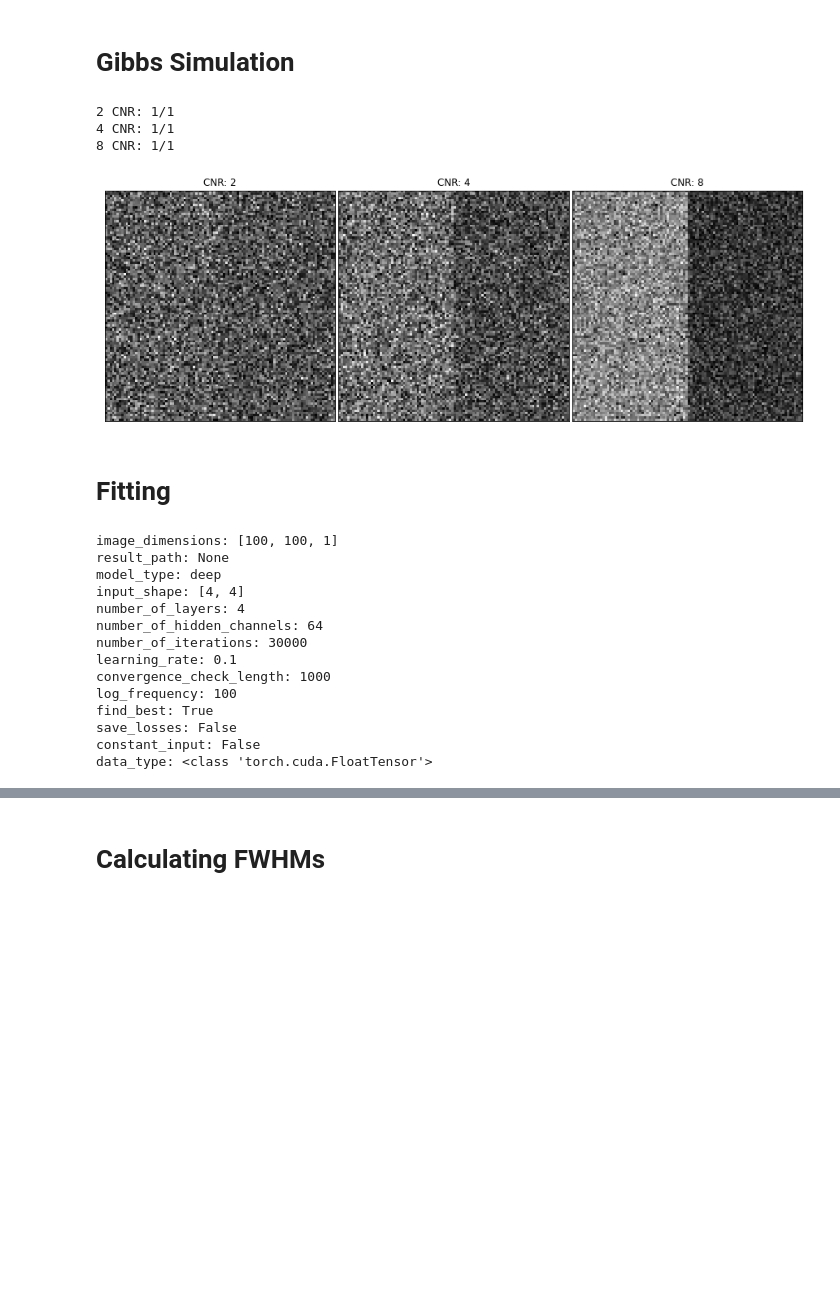
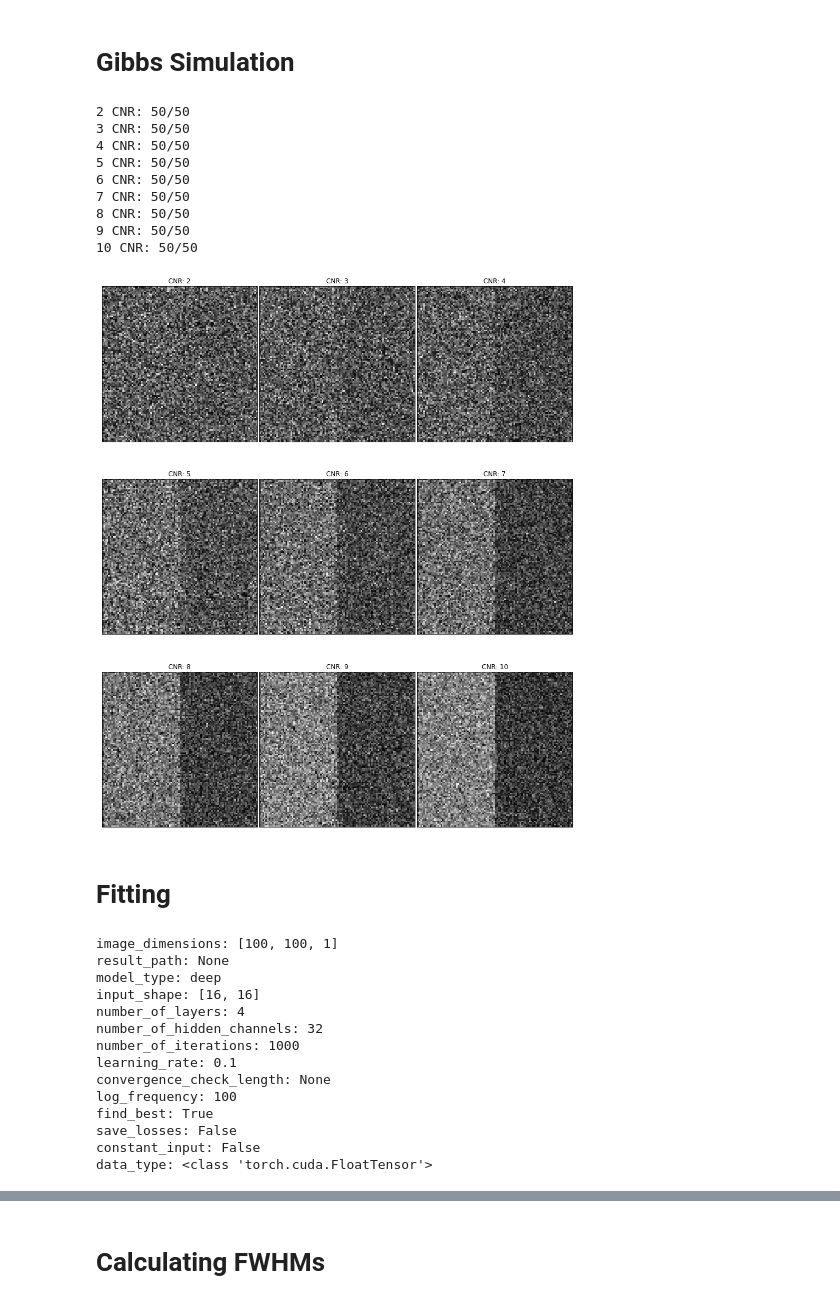
Before and after one commit to jkbg/DiffusionMRI, a Jupyter notebook: full_width_half_maximum.ipynb, the cells around one changed output, grey strips where cells are left out. Drawn from its saved outputs; the diff is of its cells as text; code cells hidden in the pictures; blank space fills up the shorter version.

```diff
--- a/full_width_half_maximum.ipynb
+++ b/full_width_half_maximum.ipynb
@@ -41,14 +86,14 @@ plot = plot_image_grid([vertical_image], ['Vertical Contrast'], ncols=1)
 # %% [markdown]
 # Gibbs Simulation
 # %%
-cnr_range = [2, 4, 8]
-number_of_runs_per_cnr = 1
+cnr_range = [2, 3, 4, 5, 6, 7, 8, 9, 10]
+number_of_runs_per_cnr = 50
 # %%
 vertical_noisy_images = []
 vertical_target_images = []
 
 for cnr in cnr_range:
-    sigma = 1/cnr/np.sqrt(2)
+    sigma = 1/cnr
     simulation = Simulation(cropped_size=(100, 100), pf_factor=8, noise_sigma=sigma)
     for index in range(number_of_runs_per_cnr):
         vertical_noisy_image, vertical_target_image = simulation(vertical_image)
@@ -57,27 +102,32 @@ for cnr in cnr_range:
         print(f'{cnr} CNR: {index+1}/{number_of_runs_per_cnr}', end='\r')
     print('')
 # %% [output]
-2 CNR: 1/1
-4 CNR: 1/1
-8 CNR: 1/1
+2 CNR: 50/50
+3 CNR: 50/50
+4 CNR: 50/50
+5 CNR: 50/50
+6 CNR: 50/50
+7 CNR: 50/50
+8 CNR: 50/50
+9 CNR: 50/50
+10 CNR: 50/50
 # %%
-titles = ['CNR: ' + str(x) for x in cnr_range for _ in range(number_of_runs_per_cnr)]
-plot = plot_image_grid(vertical_noisy_images, titles, ncols=3)
+titles = ['CNR: ' + str(x) for x in cnr_range for _ in range(number_of_runs_per_cnr)][::number_of_runs_per_cnr]
+plot = plot_image_grid(vertical_noisy_images[::number_of_runs_per_cnr], titles, ncols=3)
 # %% [output]
-[figure, old version]
+[figure, new version]
 # %% [markdown]
 # Fitting
 # %%
 number_of_runs = 10
-
-
 fit_model_configuration = get_fit_model_configuration()
 fit_model_configuration.model_type = 'deep'
-fit_model_configuration.input_shape = [4, 4]
-fit_model_configuration.number_of_hidden_channels = 64
+fit_model_configuration.input_shape = [16, 16]
+fit_model_configuration.number_of_hidden_channels = 32
 fit_model_configuration.number_of_layers = 4
 fit_model_configuration.log_frequency = 100
-fit_model_configuration.convergence_check_length = 1000
+fit_model_configuration.convergence_check_length = None
+fit_model_configuration.number_of_iterations = 1000
 fit_model_configuration.image_dimensions = [100,100,1]
 fit_model_configuration.save_losses = False
 fit_model_configuration.result_path = None
@@ -86,12 +136,12 @@ print(fit_model_configuration)
 image_dimensions: [100, 100, 1]
 result_path: None
 model_type: deep
-input_shape: [4, 4]
+input_shape: [16, 16]
 number_of_layers: 4
-number_of_hidden_channels: 64
-number_of_iterations: 30000
+number_of_hidden_channels: 32
+number_of_iterations: 1000
 learning_rate: 0.1
-convergence_check_length: 1000
+convergence_check_length: None
 log_frequency: 100
 find_best: True
 save_losses: False
```
Also changed, not shown: parts of 8 cells of this notebook.
